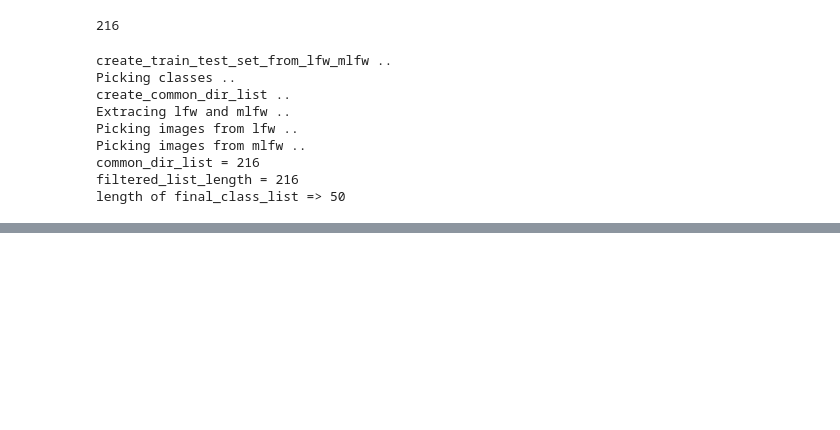
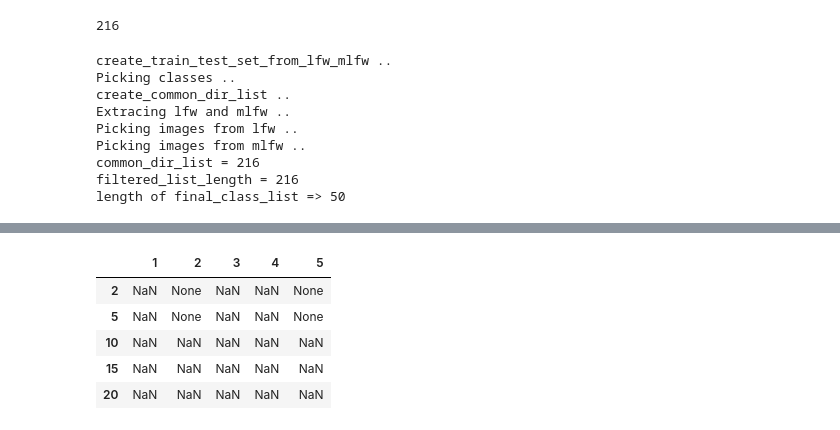
Before and after one commit to sivagunturi/mfr_meta, a Jupyter notebook: Datasetcreation+mask2face.ipynb, the cells around one changed output, grey strips where cells are left out. Cells and saved outputs as stored; diff of their text form; code cells hidden in the pictures; blank space fills up the shorter version.

```diff
--- a/Datasetcreation+mask2face.ipynb
+++ b/Datasetcreation+mask2face.ipynb
@@ -649,17 +635,17 @@ Directory  /root /.deepface/weights created
 def create_embeddings(model_name, number_of_classes, max_samples):
   print("creating embeddings ...")
   # create_train_test_set_from_lfw_mlfw(number_of_classes, max_samples)
-  new_dataset_name, train_folder = create_train_samples_from_main_dataset(number_of_classes, max_samples)
+  new_dataset_name, train_folder, test_folder = create_train_samples_from_main_dataset(number_of_classes, max_samples)
   triplets = augument_mask_data(train_folder)
-  f = [y for y in  Path(DATASET_TRAIN_PATH).rglob('*.jpg')]
+  f = [y for y in  Path(train_folder).rglob('*.jpg')]
   print("total samples after augumentation= >", len(f))
   # plot_triplets(triplets)
   # process_train_images()
   # plot_train_list()
   # plot_test_list()
-  newTrainX, trainy = get_embedding_list(DATASET_TRAIN_PATH, model_name)
+  newTrainX, trainy = get_embedding_list(train_folder, model_name)
   newTrainX = asarray(newTrainX)
-  newTestX, testy = get_embedding_list(DATASET_TEST_PATH, model_name)
+  newTestX, testy = get_embedding_list(test_folder, model_name)
   newTestX = asarray(newTestX)
   return newTrainX, trainy, newTestX, testy
 # %%
@@ -733,12 +719,15 @@ def run_fr_test( number_of_classes, max_classes, force_create=False):
     print("----------------------------------------------------------------------------------------------------")
 # %%
 import pandas as pd
-class_list = [2, 5, 10, 15, 20, 25, 30, 35, 40, 45, 50]
-sample_list = [1, 2, 3, 4, 5]
-report_df = pd.DataFrame(columns = [1, 2, 3, 4, 5],
-                   index = [2, 5, 10, 15, 20, 25, 30, 35, 40, 45, 50])
+class_list = ["2", "5", "10", "15", "20", "25", "30", "35", "40", "45", "50"]
+sample_list = ["1", "2", "3", "4", "5"]
+create_train_samples_from_main_dataset(50,5)
+report_df = pd.DataFrame(columns = sample_list,
+                   index = class_list)
+shutil.rmtree('/tmp/mfr/')
 for c in  class_list:
   for s in sample_list:
-    result = run_fr_test(c, s)
+    print
+    result = run_fr_test(int(c), int(s))
     report_df[c][s] = result
 # %% [output]
@@ -755,0 +752,9 @@ ValueError: ignored
+# %%
+report_df.head()
+# %% [output]
+|  | 1 | 2 | 3 | 4 | 5 |
+| 2 | NaN | None | NaN | NaN | None |
+| 5 | NaN | None | NaN | NaN | None |
+| 10 | NaN | NaN | NaN | NaN | NaN |
+| 15 | NaN | NaN | NaN | NaN | NaN |
+| 20 | NaN | NaN | NaN | NaN | NaN |
```
Also changed, not shown: parts of 9 cells of this notebook.
